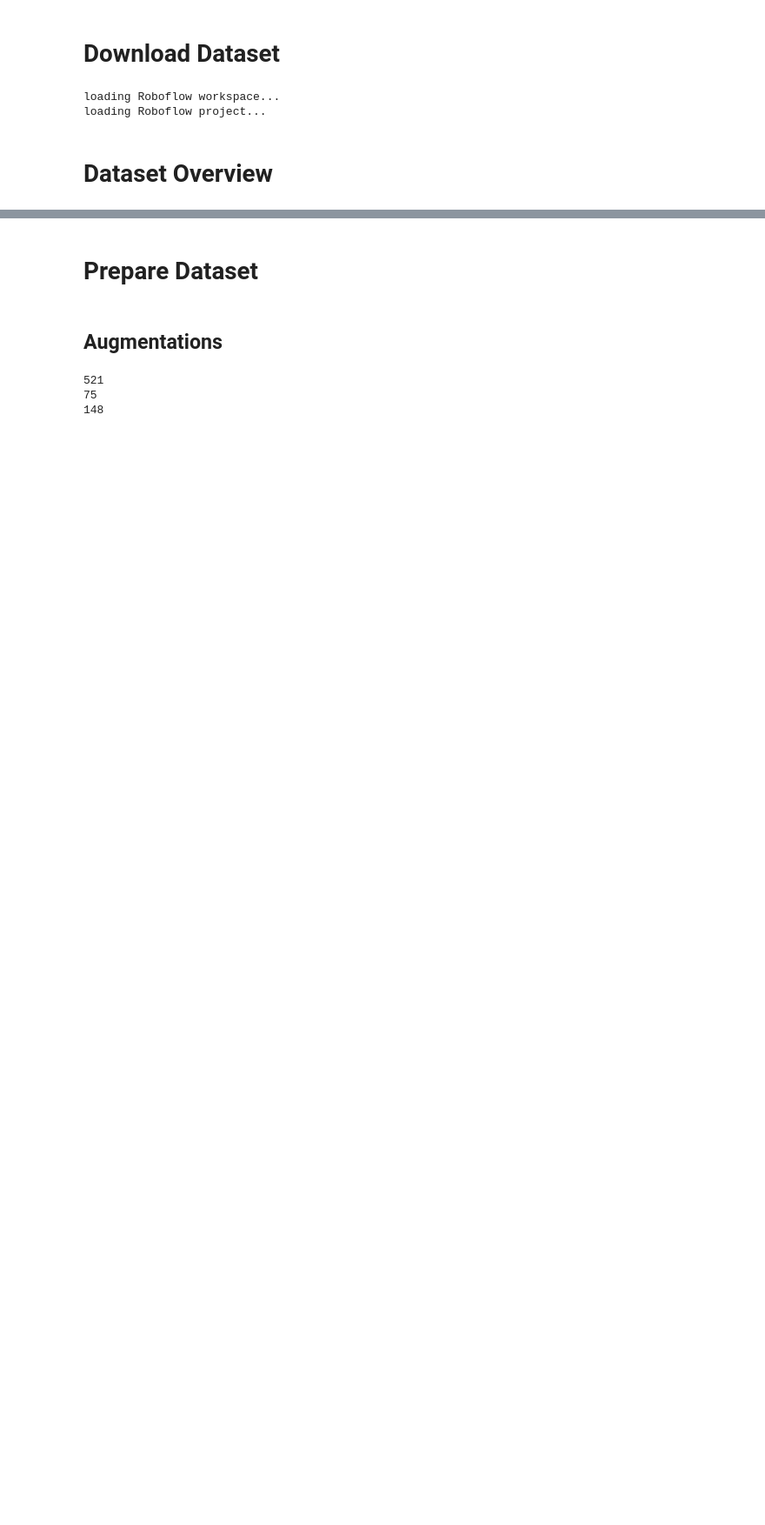
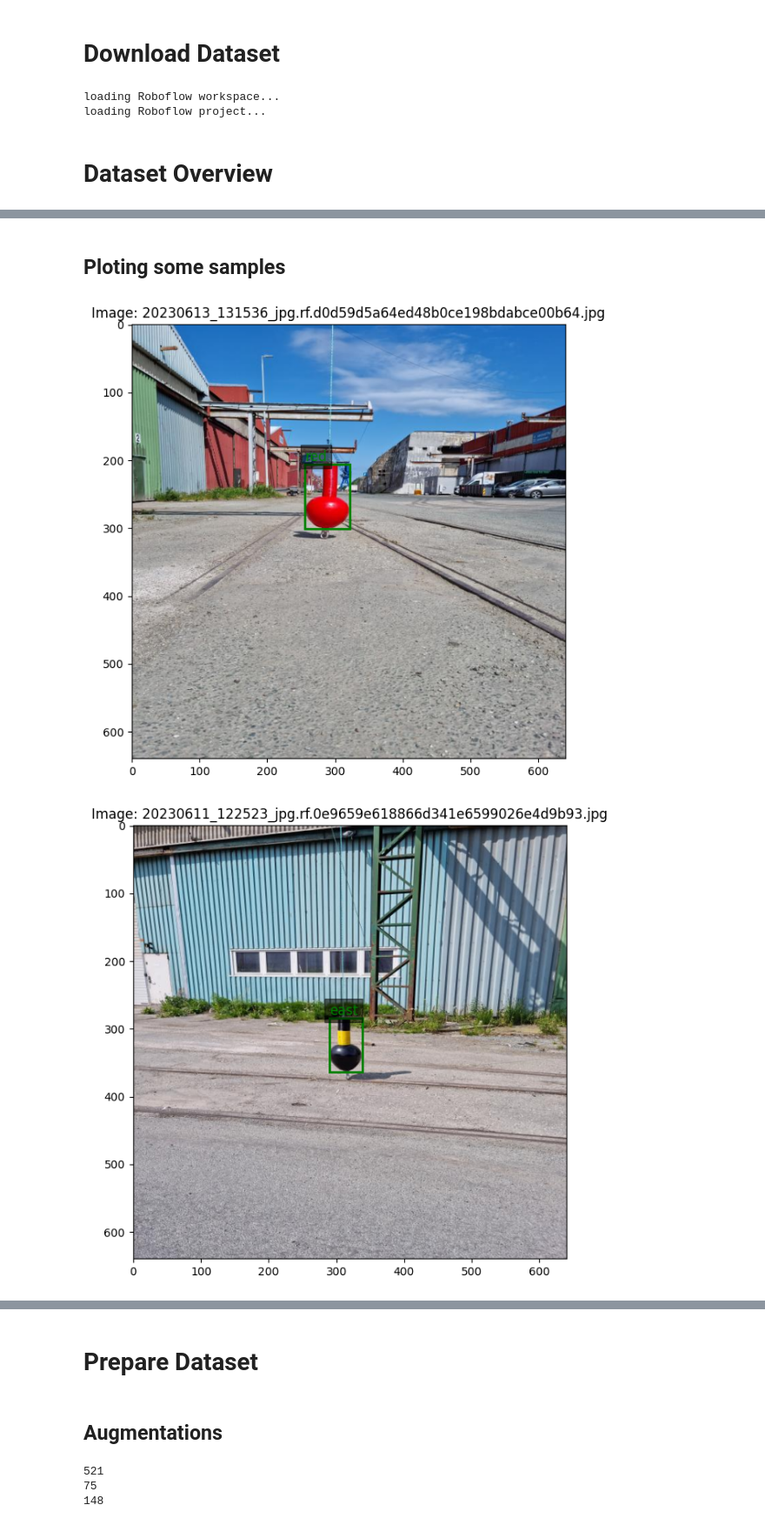
Before and after one commit to brumocas/CV, a Jupyter notebook: Projects/Proj2_CV/custom_cnn.ipynb, the cells around one changed output, grey strips where cells are left out. Shown at 87% size. Drawn from its saved outputs; the diff is of its cells as text; code cells hidden in the pictures; blank space fills up the shorter version.

```diff
--- a/Projects/Proj2_CV/custom_cnn.ipynb
+++ b/Projects/Proj2_CV/custom_cnn.ipynb
@@ -20,0 +143,2 @@ original_image_size = 640
+# %% [markdown]
+## Ploting some samples
@@ -20,0 +212,7 @@ original_image_size = 640
+# %%
+# Pass class names by index
+class_names = ["east", "green", "red", "west"]
+plot_sample_with_bboxes(images_train_dir, annotations_train_dir, class_names, num_samples=5)
+# %% [output]
+[figure, added]
+[figure, added]
```
Also changed, not shown: parts of 24 cells of this notebook.
